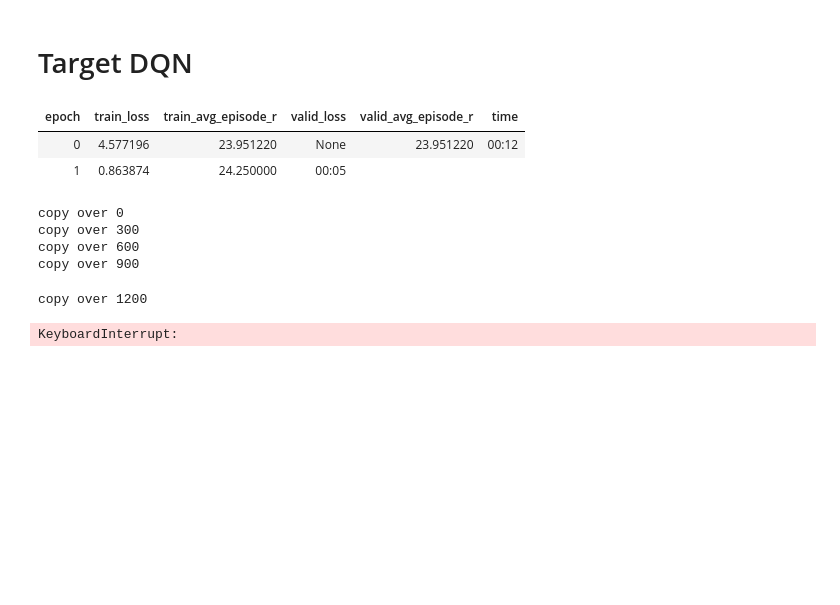
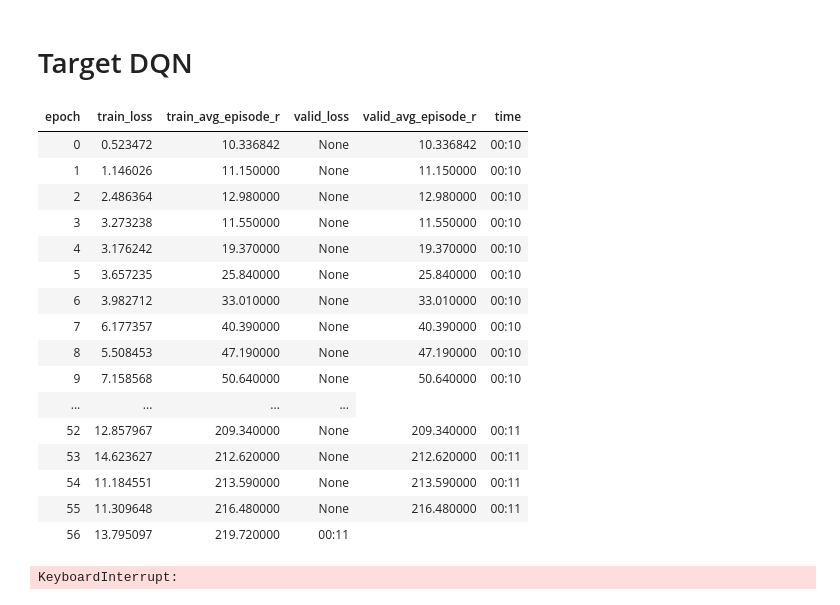
Before and after one commit to josiahls/fast-reinforcement-learning-2, a Jupyter notebook: nbs/20c_qlearning.dqn_target.ipynb, the cells around one changed output. Drawn from its saved outputs; the diff is of its cells as text; code cells hidden in the pictures; blank space fills up the shorter version.

Commit message:
Fixed: - target and noisy dqns. They converge acceptably quickly.

```diff
--- a/nbs/20c_qlearning.dqn_target.ipynb
+++ b/nbs/20c_qlearning.dqn_target.ipynb
@@ -31,11 +31,12 @@ if IN_NOTEBOOK:
 class TargetDQNTrainer(Callback):
     def __init__(self,n_batch=0): store_attr()
     def after_pred(self):
-        s,a,r,sp,d,er,steps=(self.learn.xb+self.learn.yb)
-        exps=[ExperienceFirstLast(*o) for o in zip(*(self.learn.xb+self.learn.yb))]
-        batch_targets=[calc_target(self.learn.model, exp.reward, exp.last_state,exp.done,self.learn.discount**self.learn.n_steps)
-                         for exp in exps]
-
+        exps=[ExperienceFirstLast(*o) for o in self.learn.sample_yb]
+        s=torch.stack([e.state for e in exps]).float().to(default_device())
+        a=torch.stack([e.action for e in exps]).to(default_device())
+        sp=torch.stack([e.last_state for e in exps]).float().to(default_device())
+        r=torch.stack([e.reward for e in exps]).float().to(default_device())
+        d=torch.stack([e.done for e in exps]).to(default_device())
 
         state_action_values = self.learn.model(s.float()).gather(1, a.unsqueeze(-1)).squeeze(-1)
 #         next_state_values = self.learn.target_model(sp.float()).max(1)[0]
@@ -48,17 +49,23 @@ class TargetDQNTrainer(Callback):
 #         print(self.learn._yb,self.learn.yb[0])
         self.learn._yb=self.learn.yb
         self.learn.yb=(expected_state_action_values.float(),)
+#         print(self.learn.yb[0].mean(),self.learn.yb[0].size())
         self.learn.pred=state_action_values
+#         print(self.learn.pred.mean(),self.learn.pred.size())
+
+#         print(self.learn.agent.a_selector.epsilon,self.n_batch)
 
     def get_next_state_values(self,sp):
         return self.learn.target_model(sp.float()).max(1)[0]
+
+#     def after_epoch(self): print(len(self.learn.cbs[4].queue))
 
     def after_loss(self):
         self.learn.yb=self.learn._yb
 
     def after_batch(self):
         if self.n_batch%self.learn.target_sync==0:
-            print('copy over',self.n_batch)
+#             print('copy over',self.n_batch)
             self.learn.target_model.load_state_dict(self.learn.model.state_dict())
         self.n_batch+=1
 # %%
@@ -72,29 +79,38 @@ class TargetDQNLearner(AgentLearner):
 # %%
 env='CartPole-v1'
 model=LinearDQN((4,),2)
 agent=DiscreteAgent(model=model.to(default_device()),device=default_device(),
                     a_selector=EpsilonGreedyActionSelector())
 
-block=FirstLastExperienceBlock(agent=agent,seed=0,n_steps=2,dls_kwargs={'bs':1,'num_workers':0,'verbose':False,'indexed':True,'shuffle_train':False})
+block=FirstLastExperienceBlock(agent=agent,seed=0,n_steps=1,dls_kwargs={'bs':1,'num_workers':0,'verbose':False,'indexed':True,'shuffle_train':False})
 blk=IterableDataBlock(blocks=(block),
                       splitter=FuncSplitter(lambda x:False),
                      )
 dls=blk.dataloaders([env]*1,n=1*1000,device=default_device())
 
-learner=TargetDQNLearner(dls,agent=agent,n_steps=1,cbs=[EpsilonTracker,
+learner=TargetDQNLearner(dls,agent=agent,n_steps=1,cbs=[EpsilonTracker(e_steps=100),
                                         ExperienceReplay(sz=100000,bs=32,starting_els=32,max_steps=gym.make(env)._max_episode_steps),
-                                        TargetDQNTrainer],metrics=[AvgEpisodeRewardMetric(experience_cls=ExperienceFirstLast)])
-learner.fit(60,lr=0.001,wd=0)
+                                        TargetDQNTrainer],metrics=[AvgEpisodeRewardMetric(experience_cls=ExperienceFirstLast,always_extend=True)])
+learner.fit(47,lr=0.0001,wd=0)
 # %% [output]
 | epoch | train_loss | train_avg_episode_r | valid_loss | valid_avg_episode_r | time |
-| 0 | 4.577196 | 23.951220 | None | 23.951220 | 00:12 |
-| 1 | 0.863874 | 24.250000 | 00:05 |
+| 0 | 0.523472 | 10.336842 | None | 10.336842 | 00:10 |
+| 1 | 1.146026 | 11.150000 | None | 11.150000 | 00:10 |
+| 2 | 2.486364 | 12.980000 | None | 12.980000 | 00:10 |
+| 3 | 3.273238 | 11.550000 | None | 11.550000 | 00:10 |
+| 4 | 3.176242 | 19.370000 | None | 19.370000 | 00:10 |
+| 5 | 3.657235 | 25.840000 | None | 25.840000 | 00:10 |
+| 6 | 3.982712 | 33.010000 | None | 33.010000 | 00:10 |
+| 7 | 6.177357 | 40.390000 | None | 40.390000 | 00:10 |
+| 8 | 5.508453 | 47.190000 | None | 47.190000 | 00:10 |
+| 9 | 7.158568 | 50.640000 | None | 50.640000 | 00:10 |
+| ... | ... | ... | ... |
+| 52 | 12.857967 | 209.340000 | None | 209.340000 | 00:11 |
+| 53 | 14.623627 | 212.620000 | None | 212.620000 | 00:11 |
+| 54 | 11.184551 | 213.590000 | None | 213.590000 | 00:11 |
+| 55 | 11.309648 | 216.480000 | None | 216.480000 | 00:11 |
+| 56 | 13.795097 | 219.720000 | 00:11 |
-copy over 0
-copy over 300
-copy over 600
-copy over 900
+KeyboardInterrupt:
-copy over 1200
-KeyboardInterrupt:
 # %%
 # hide
 from nbdev.export import *
```
Also changed, not shown: parts of 1 cell of this notebook, 24 other files.
